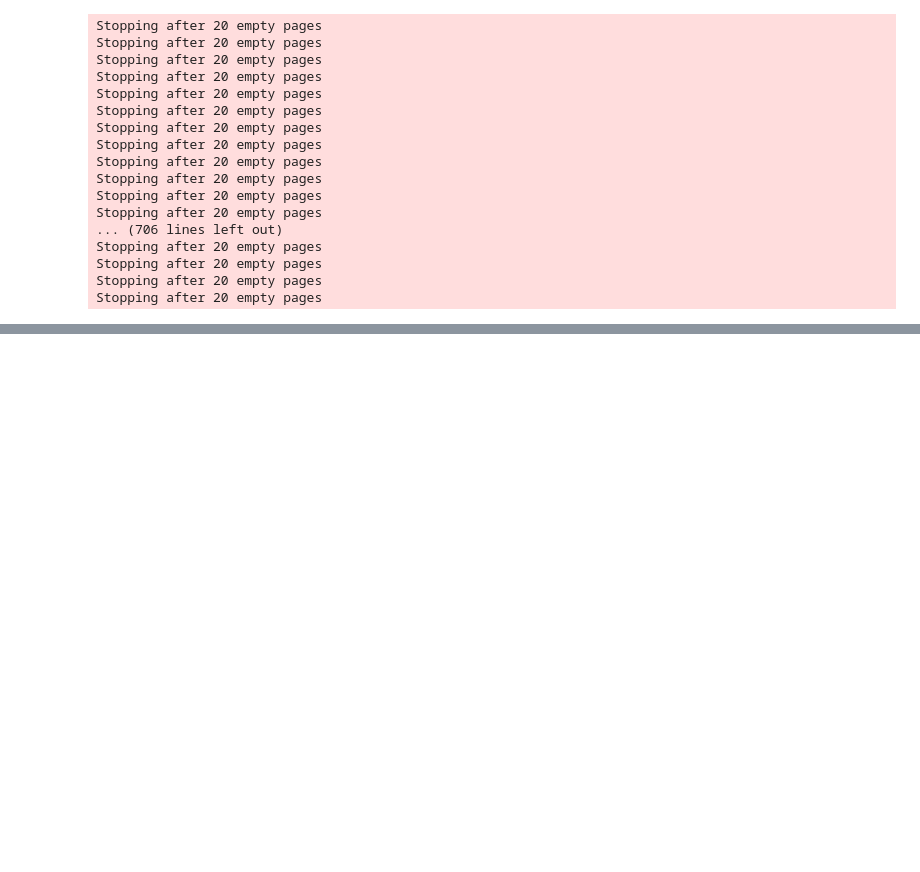
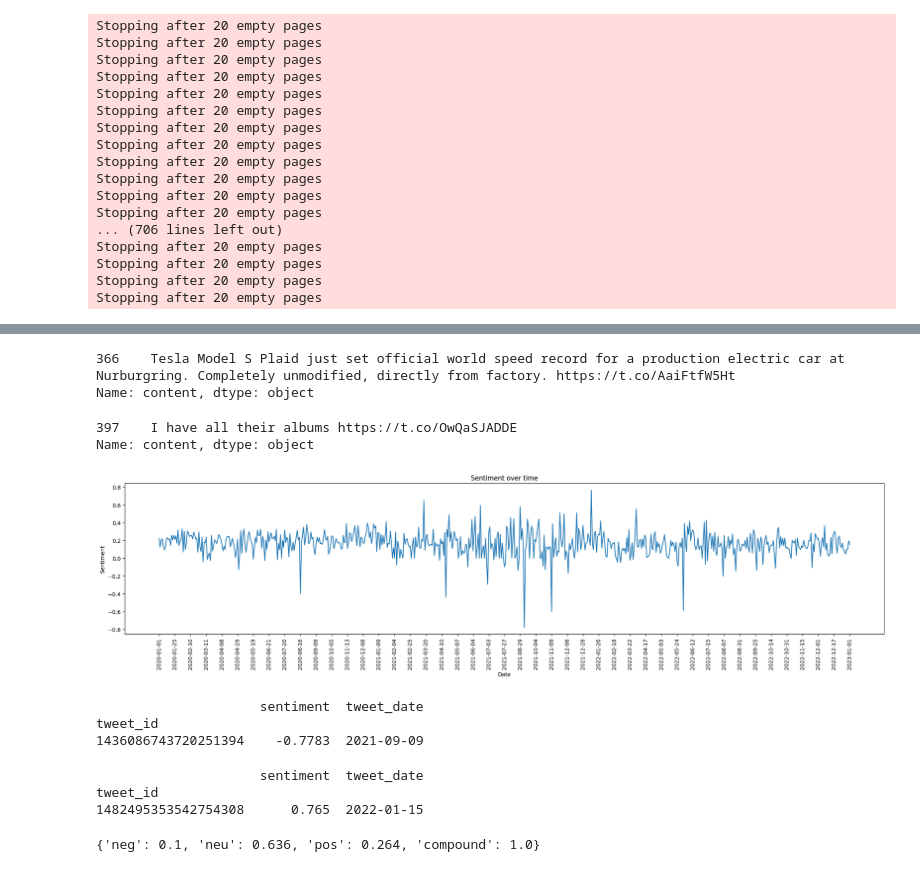
Before and after one commit to szymon-kalkowski/computational-intelligence, a Jupyter notebook: musk/musk.ipynb, the cells around one changed output, grey strips where cells are left out. Cells and saved outputs as stored; diff of their text form; code cells hidden in the pictures; blank space fills up the shorter version.

```diff
--- a/musk/musk.ipynb
+++ b/musk/musk.ipynb
@@ -90,4 +125,5 @@ df.shape
 # %%
+df = df.drop_duplicates(subset=['content'])
 df = df[~df['content'].str.contains('@@@@@@@@')]
 df = df[~df['content'].str.contains('http://')]
 df = df[~df['content'].str.contains('https://')]
@@ -97,0 +134,17 @@ df.shape
+# %%
+stopwords_list = stopwords.words('english')
+stopwords_list.extend(['elonmusk'])
+
+def tokenize_and_lemmatize(x):
+    words = nltk.word_tokenize(x)
+    words = [word.lower() for word in words if word.isalpha()]
+    words = [word for word in words if word not in stopwords_list]
+    lemmatizer = WordNetLemmatizer()
+    words = [lemmatizer.lemmatize(word) for word in words]
+    return words
+
+df['content'] = df['content'].apply(lambda x: tokenize_and_lemmatize(x))
+# %%
+sid = SentimentIntensityAnalyzer()
+
+df['sentiment'] = df['content'].apply(lambda x: sid.polarity_scores(' '.join(x))['compound'])
@@ -97,0 +187,5 @@ df.shape
+# %%
+daily_sentiment_df = df.groupby('tweet_id')
+daily_sentiment_df = daily_sentiment_df.agg({'sentiment': 'mean', 'tweet_date': 'first'})
+daily_sentiment_df = daily_sentiment_df.sort_values(by=['tweet_date'])
+daily_sentiment_df.head()
@@ -97,0 +233,44 @@ df.shape
+# %%
+pd.set_option('display.max_colwidth', None)
+t = tweets_df[tweets_df['id'] == 1436086743720251394]
+print(t.content)
+# %% [output]
+366    Tesla Model S Plaid just set official world speed record for a production electric car at Nurburgring. Completely unmodified, directly from factory. https://t.co/AaiFtfW5Ht
+Name: content, dtype: object
+# %%
+t = tweets_df[tweets_df['id'] == 1457984721892352002]
+print(t.content)
+# %% [output]
+397    I have all their albums https://t.co/OwQaSJADDE
+Name: content, dtype: object
+# %%
+plt.figure(figsize=(25, 5))
+plt.plot(daily_sentiment_df['tweet_date'], daily_sentiment_df['sentiment'])
+plt.xlabel('Date')
+plt.ylabel('Sentiment')
+plt.title('Sentiment over time')
+plt.xticks(daily_sentiment_df['tweet_date'][::15], rotation=90)
+plt.show()
+# %% [output]
+[figure, added]
+# %%
+print(daily_sentiment_df[daily_sentiment_df['sentiment'] == daily_sentiment_df['sentiment'].min()])
+# %% [output]
+                     sentiment  tweet_date
+tweet_id
+1436086743720251394    -0.7783  2021-09-09
+# %%
+print(daily_sentiment_df[daily_sentiment_df['sentiment'] == daily_sentiment_df['sentiment'].max()])
+# %% [output]
+                     sentiment  tweet_date
+tweet_id
+1482495353542754308      0.765  2022-01-15
+# %%
+all_words = []
+for i in range(df.shape[0]):
+    all_words.extend(df.iloc[i, 1])
+sid = SentimentIntensityAnalyzer()
+scores = sid.polarity_scores(' '.join(all_words))
+print(scores)
+# %% [output]
+{'neg': 0.1, 'neu': 0.636, 'pos': 0.264, 'compound': 1.0}
```
Also changed, not shown: parts of 18 cells of this notebook, 4 other files.
